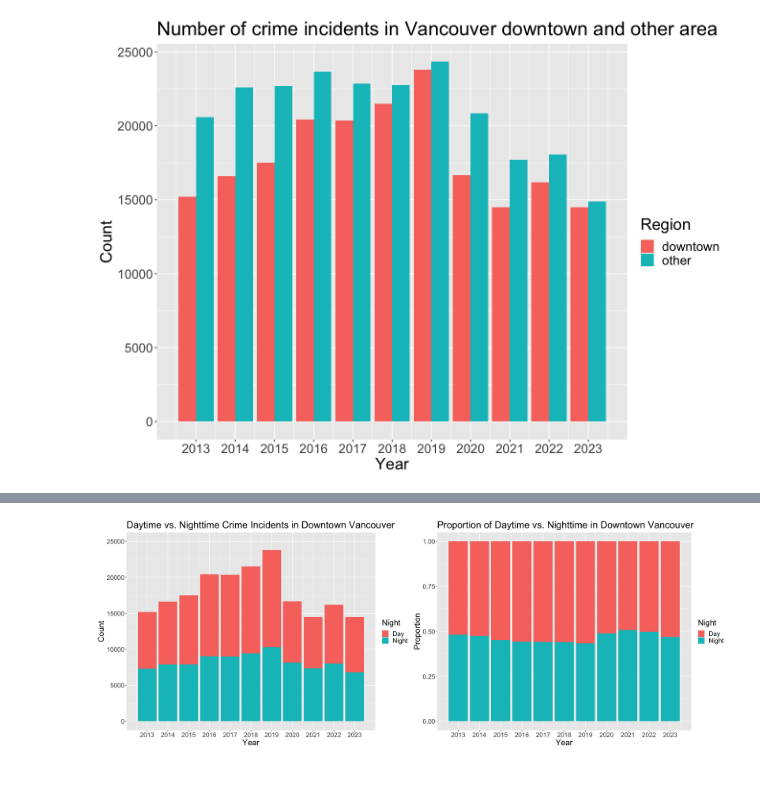
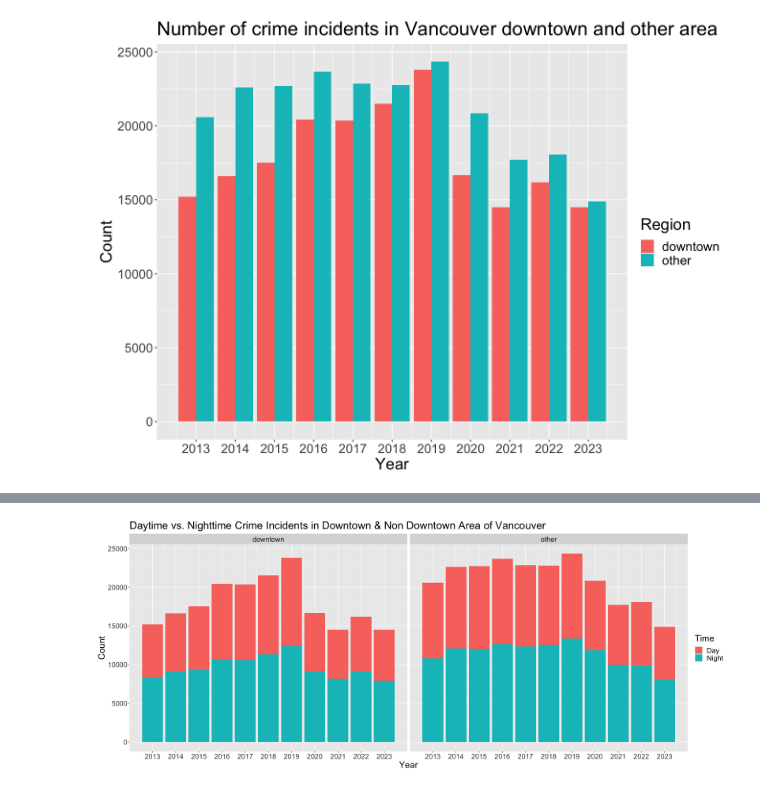
Before and after one commit to AllenCheng5186/STAT201-Group16-Group-Project, a Jupyter notebook: Preliminary Result.ipynb, the cells around one changed output, grey strips where cells are left out. Cells and saved outputs as stored; diff of their text form; code cells hidden in the pictures.

```diff
--- a/Preliminary Result.ipynb
+++ b/Preliminary Result.ipynb
@@ -134,25 +157,16 @@ A tibble: 22 × 4
-# %%
-options(repr.plot.width = 11, repr.plot.height = 8)
-
-crimedata_Downtown_23_13_barplot <-  criminedata_downtown_summary |>
-    ggplot(aes(x = YEAR, y = count, fill = time)) +
-    geom_bar(stat = "identity") +
-    ylim(0, 25000) +
-    scale_x_continuous(breaks = seq(2013,2023,1)) +
-    labs(x = "Year", y = "Count", fill = "Night") +
-    ggtitle("Daytime vs. Nighttime Crime Incidents in Downtown Vancouver") +
-    theme(text = element_text(size = 20))
-crimedata_Downtown_23_13_propplot <-  criminedata_downtown_summary |>
-    ggplot(aes(x = YEAR, y = count, fill = time)) +
-    geom_bar(stat = "identity",position = "fill") +
-    scale_x_continuous(breaks = seq(2013,2023,1)) +
-    labs(x = "Year", y = "Proportion", fill = "Night") +
-    ggtitle("Proportion of Daytime vs. Nighttime in Downtown Vancouver") +
-    theme(text = element_text(size = 20))
-
-options(repr.plot.width = 22, repr.plot.height = 8)
-plot_grid(crimedata_Downtown_23_13_barplot,
-             crimedata_Downtown_23_13_propplot,
-             ncol = 2)
-# %% [output]
-[figure, removed]
+# %%
+# visualize the count of crimes happened in the two time periods and regions along the years
+options(repr.plot.width = 20, repr.plot.height = 8)
+
+crime_AllNBHD_AllTime_summary_bar <- crime_AllNBHD_AllTime_summary |>
+    ggplot(aes(x = YEAR, y = count, fill = time)) +
+    geom_bar(stat = "identity") +
+    scale_x_continuous(breaks = seq(2013,2023,1)) +
+    labs(x = "Year", y = "Count", fill = "Time") +
+    ggtitle("Daytime vs. Nighttime Crime Incidents in Downtown & Non Downtown Area of Vancouver") +
+    theme(text = element_text(size = 20)) +
+    facet_grid(cols = vars(region))
+
+crime_AllNBHD_AllTime_summary_bar
+# %% [output]
+[figure, added]
```
Also changed, not shown: parts of 8 cells of this notebook.
